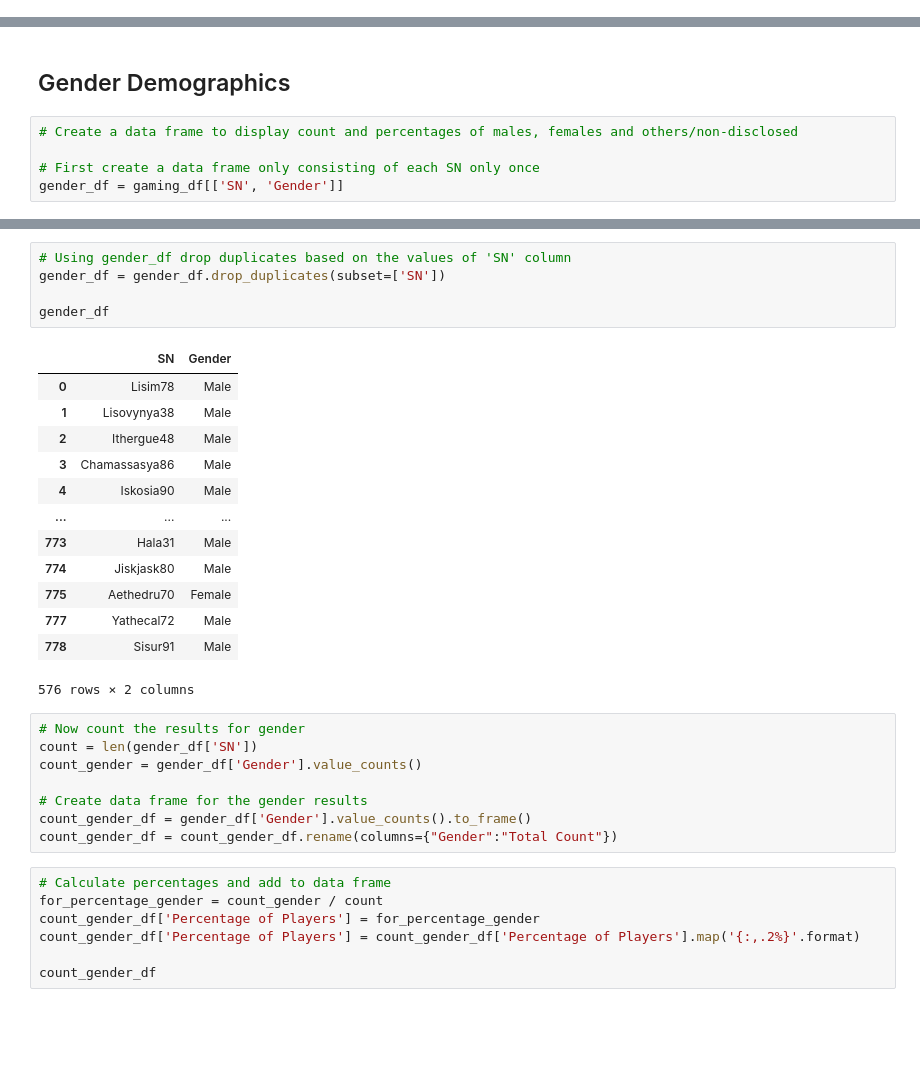
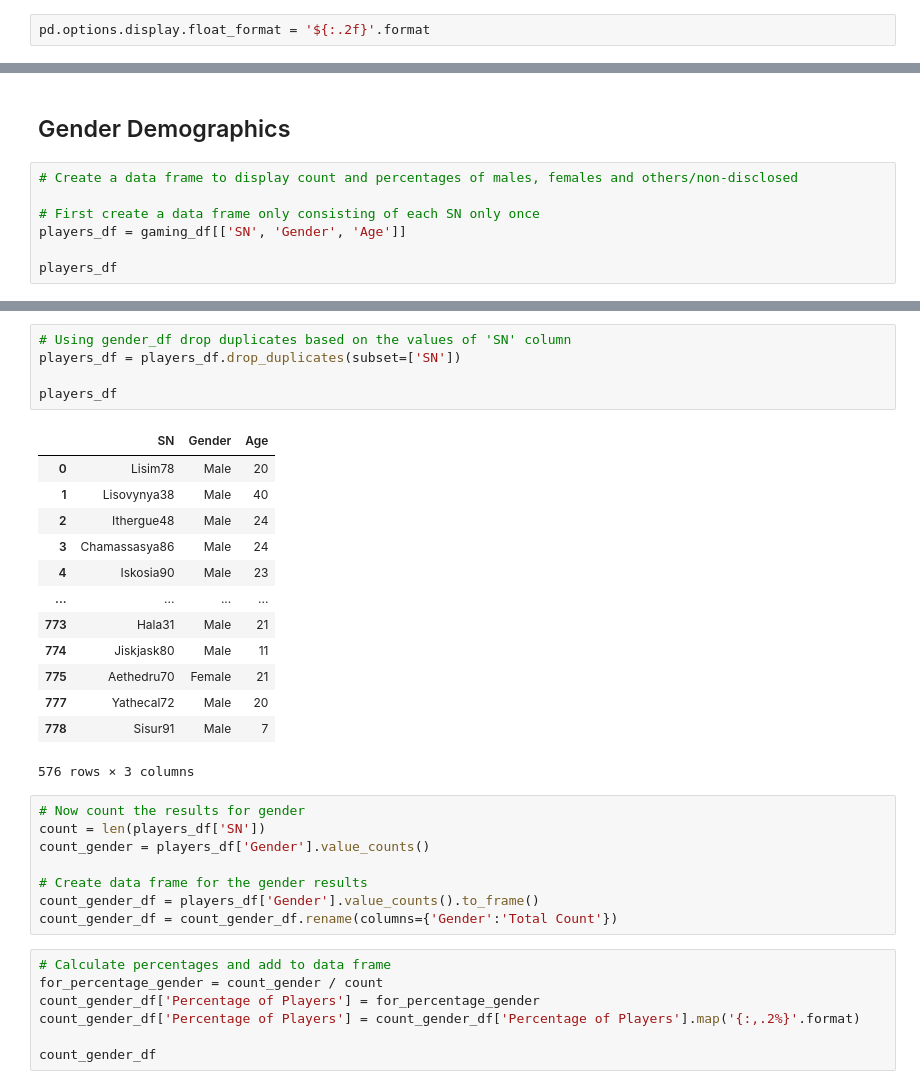
Before and after one commit to ic17rey/pandas-challenge, a Jupyter notebook: HeroesOfPymoli/HeroesOfPymoli.ipynb, the cells around one changed output, grey strips where cells are left out. Cells and saved outputs as stored; diff of their text form; blank space fills up the shorter version.

```diff
--- a/HeroesOfPymoli/HeroesOfPymoli.ipynb
+++ b/HeroesOfPymoli/HeroesOfPymoli.ipynb
@@ -46,4 +46,6 @@ players_count_df
 | 0 | 576 |
 # %% [markdown]
 ## Purchasing Analysis (Total)
+# %%
+pd.options.display.float_format = '${:.2f}'.format
 # %%
@@ -76,4 +78,6 @@ summary_df
 # Create a data frame to display count and percentages of males, females and others/non-disclosed
 
 # First create a data frame only consisting of each SN only once
-gender_df = gaming_df[['SN', 'Gender']]
+players_df = gaming_df[['SN', 'Gender', 'Age']]
+
+players_df
@@ -80,30 +98,30 @@ gender_df = gaming_df[['SN', 'Gender']]
 # %%
 # Using gender_df drop duplicates based on the values of 'SN' column
-gender_df = gender_df.drop_duplicates(subset=['SN'])
+players_df = players_df.drop_duplicates(subset=['SN'])
 
-gender_df
+players_df
 # %% [output]
-|  | SN | Gender |
-| 0 | Lisim78 | Male |
-| 1 | Lisovynya38 | Male |
-| 2 | Ithergue48 | Male |
-| 3 | Chamassasya86 | Male |
-| 4 | Iskosia90 | Male |
-| ... | ... | ... |
-| 773 | Hala31 | Male |
-| 774 | Jiskjask80 | Male |
-| 775 | Aethedru70 | Female |
-| 777 | Yathecal72 | Male |
-| 778 | Sisur91 | Male |
+|  | SN | Gender | Age |
+| 0 | Lisim78 | Male | 20 |
+| 1 | Lisovynya38 | Male | 40 |
+| 2 | Ithergue48 | Male | 24 |
+| 3 | Chamassasya86 | Male | 24 |
+| 4 | Iskosia90 | Male | 23 |
+| ... | ... | ... | ... |
+| 773 | Hala31 | Male | 21 |
+| 774 | Jiskjask80 | Male | 11 |
+| 775 | Aethedru70 | Female | 21 |
+| 777 | Yathecal72 | Male | 20 |
+| 778 | Sisur91 | Male | 7 |
-576 rows × 2 columns
+576 rows × 3 columns
 # %%
 # Now count the results for gender
-count = len(gender_df['SN'])
-count_gender = gender_df['Gender'].value_counts()
+count = len(players_df['SN'])
+count_gender = players_df['Gender'].value_counts()
 
 # Create data frame for the gender results
-count_gender_df = gender_df['Gender'].value_counts().to_frame()
-count_gender_df = count_gender_df.rename(columns={"Gender":"Total Count"})
+count_gender_df = players_df['Gender'].value_counts().to_frame()
+count_gender_df = count_gender_df.rename(columns={'Gender':'Total Count'})
 # %%
 # Calculate percentages and add to data frame
 for_percentage_gender = count_gender / count
```
Also changed, not shown: parts of 13 cells of this notebook.
